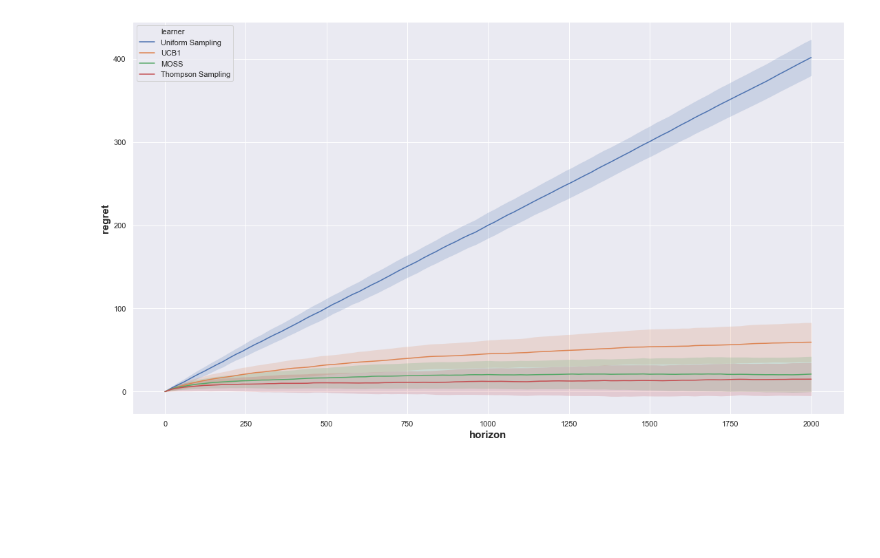
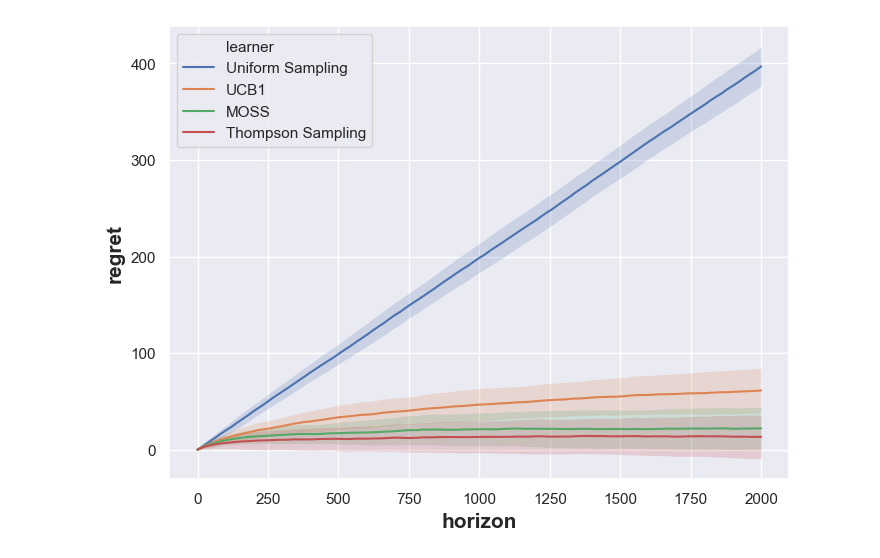
Before and after one commit to Alanthink/banditpylib, a Jupyter notebook: examples/notebook.ipynb, the cells around one changed output. Cells and saved outputs as stored; diff of their text form; code cells hidden in the pictures; blank space fills up the shorter version.

```diff
--- a/examples/notebook.ipynb
+++ b/examples/notebook.ipynb
@@ -23,10 +25,7 @@ INFO:absl:4.17 seconds elapsed
 # %%
-import matplotlib.pyplot as plt
-fig = plt.gcf()
-fig.set_size_inches(18.5, 10.5)
-
+figure(figsize=(8, 6), dpi=100)
 # add `save_fig=FILEPATH` in the arguments if you want to save the figure
 df = banditpylib.plot(data, goal=config['learners']['goal'])
 # %% [output]
-[figure, old version]
+[figure, new version]
 # %%
```
Also changed, not shown: parts of 3 cells of this notebook.
